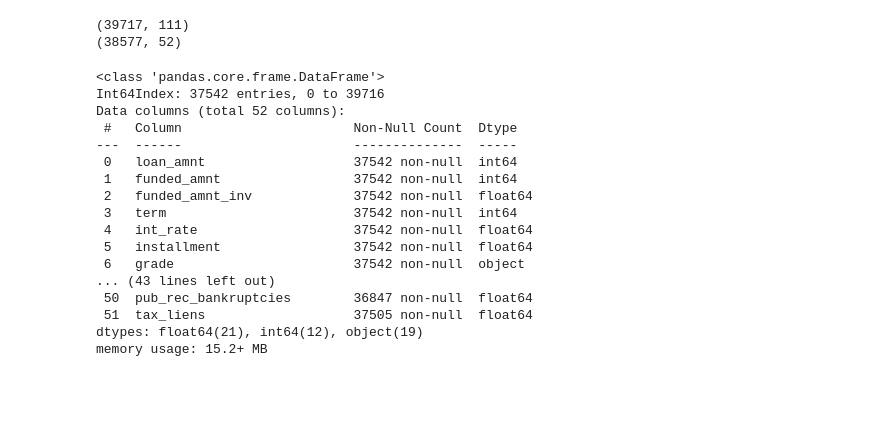
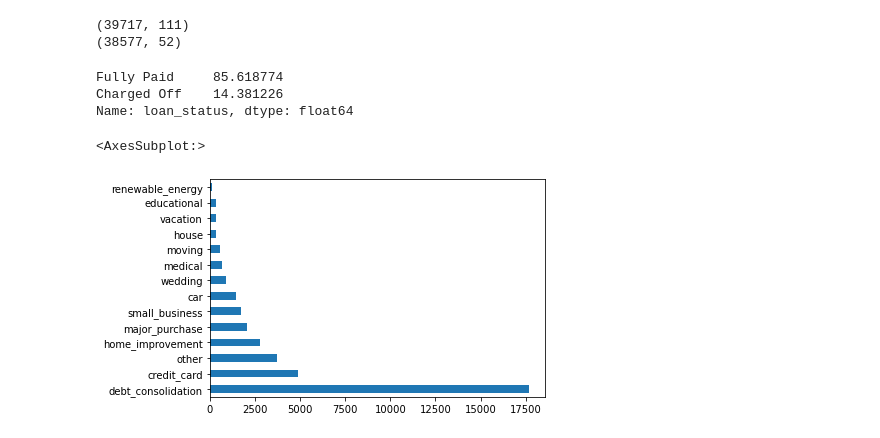
Before and after one commit to ravi2106shekhar/LendingClubCaseStudy, a Jupyter notebook: Ravi_Shekhar.ipynb, the cells around one changed output. Drawn from its saved outputs; the diff is of its cells as text; code cells hidden in the pictures; blank space fills up the shorter version.

```diff
--- a/Ravi_Shekhar.ipynb
+++ b/Ravi_Shekhar.ipynb
@@ -95,26 +95,8 @@ loan_redord_anyls_3['int_rate']=loan_redord_anyls_3['int_rate'].apply(lambda x:
 loan_redord_anyls_3['revol_util']=loan_redord_anyls_3['revol_util'].apply(lambda x: x if type(x)==int else float(str(x).replace('%','')))
 ## clean employee length
 #emp_length
-#loan_redord_anyls_3['emp_length']=
 loan_redord_anyls4=loan_redord_anyls_3[~(loan_redord_anyls_3['emp_length'].isnull())]
 loan_redord_anyls4['emp_length']=loan_redord_anyls4['emp_length'].apply(lambda x: re.findall('\d+',str(x))[0])
+loan_redord_anyls4['emp_length']=loan_redord_anyls4['emp_length'].apply(lambda x:pd.to_numeric(x))
+loan_redord_anyls4['issue_d_month']=pd.to_datetime(loan_redord_anyls4['issue_d'],format='%b-%y').dt.month
+loan_redord_anyls4['issue_d_year']=pd.to_datetime(loan_redord_anyls4['issue_d'],format='%b-%y').dt.year
-# %%
-loan_redord_anyls4.info()
-# %% [output]
-<class 'pandas.core.frame.DataFrame'>
-Int64Index: 37542 entries, 0 to 39716
-Data columns (total 52 columns):
- #   Column                      Non-Null Count  Dtype
----  ------                      --------------  -----
- 0   loan_amnt                   37542 non-null  int64
- 1   funded_amnt                 37542 non-null  int64
- 2   funded_amnt_inv             37542 non-null  float64
- 3   term                        37542 non-null  int64
- 4   int_rate                    37542 non-null  float64
- 5   installment                 37542 non-null  float64
- 6   grade                       37542 non-null  object
-... (43 lines left out)
- 50  pub_rec_bankruptcies        36847 non-null  float64
- 51  tax_liens                   37505 non-null  float64
-dtypes: float64(21), int64(12), object(19)
-memory usage: 15.2+ MB
@@ -120,0 +157,12 @@ memory usage: 15.2+ MB
+# %%
+## check percentage of loan Charged Off
+print(loan_redord_anyls4['loan_status'].value_counts()*100/len(loan_redord_anyls4['loan_status']))
+
+## most of loan taken for purpose of debt_consolidation
+loan_redord_anyls4.purpose.value_counts().plot.barh()
+# %% [output]
+Fully Paid     85.618774
+Charged Off    14.381226
+Name: loan_status, dtype: float64
+<AxesSubplot:>
+[figure, added]
```
Also changed, not shown: parts of 3 cells of this notebook.
